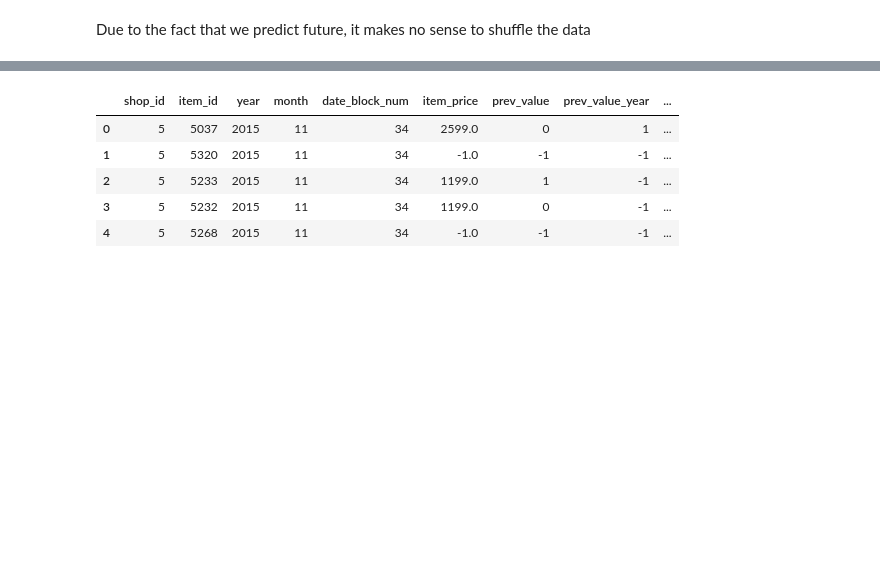
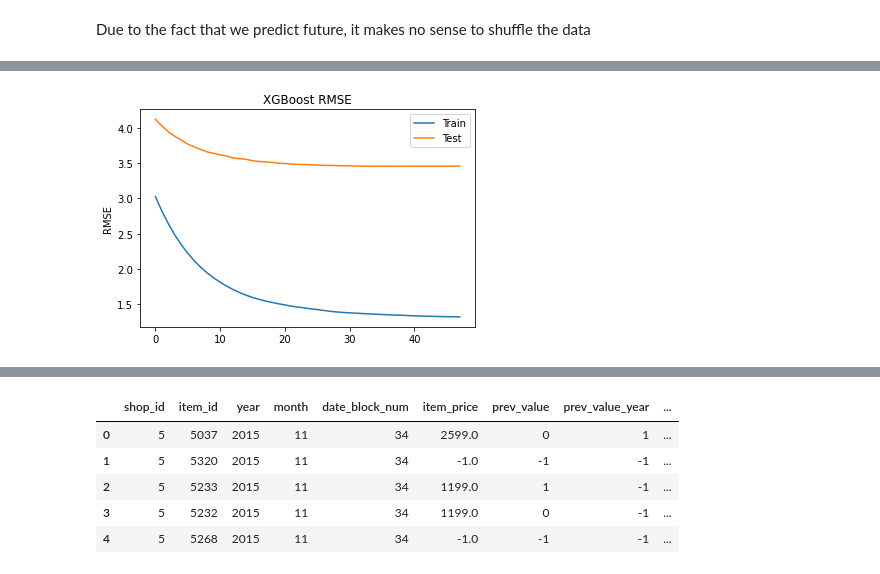
Before and after one commit to TayJen/HSE-Practice, a Jupyter notebook: HSE XGBoost Model Optimization.ipynb, the cells around one changed output, grey strips where cells are left out. Drawn from its saved outputs; the diff is of its cells as text; code cells hidden in the pictures; blank space fills up the shorter version.

```diff
--- a/HSE XGBoost Model Optimization.ipynb
+++ b/HSE XGBoost Model Optimization.ipynb
@@ -50,13 +50,21 @@ X_train, X_test, y_train, y_test = train_test_split(X, y,
 # %%
 learning_rate = 0.1
-max_depth = 7
-random_state = 7
+max_depth = 8
+n_estimators = 1000
+random_state = 13
 verbosity = 2
+obj = 'reg:squarederror'
 # %%
 xgbr = xgb.XGBRegressor(verbosity=verbosity,
                         eta=learning_rate,
+                        objective=obj,
+                        n_estimators=n_estimators,
                         max_depth=max_depth,
                         random_state=random_state)
+# %%
+eval_set = [(X_train, y_train), (X_test, y_test)]
 # %%
-xgbr.fit(X_train, y_train)
+xgbr.fit(X_train, y_train,
+         eval_metric=['rmse', 'rmse'], eval_set=eval_set,
+         early_stopping_rounds=10, verbose=True)
 # %% [output]
@@ -80,0 +90,18 @@ XGBRegressor(eta=0.1, max_depth=7, random_state=7, verbosity=2)
+# %%
+import matplotlib.pyplot as plt
+
+# retrieve performance metrics
+results = xgbr.evals_result()
+epochs = len(results['validation_0']['rmse'])
+x_axis = range(0, epochs)
+
+# plot rmse
+fig, ax = plt.subplots()
+ax.plot(x_axis, results['validation_0']['rmse'], label='Train')
+ax.plot(x_axis, results['validation_1']['rmse'], label='Test')
+ax.legend()
+plt.ylabel('RMSE')
+plt.title('XGBoost RMSE')
+plt.show()
+# %% [output]
+[figure, added]
```
Also changed, not shown: parts of 14 cells of this notebook.
